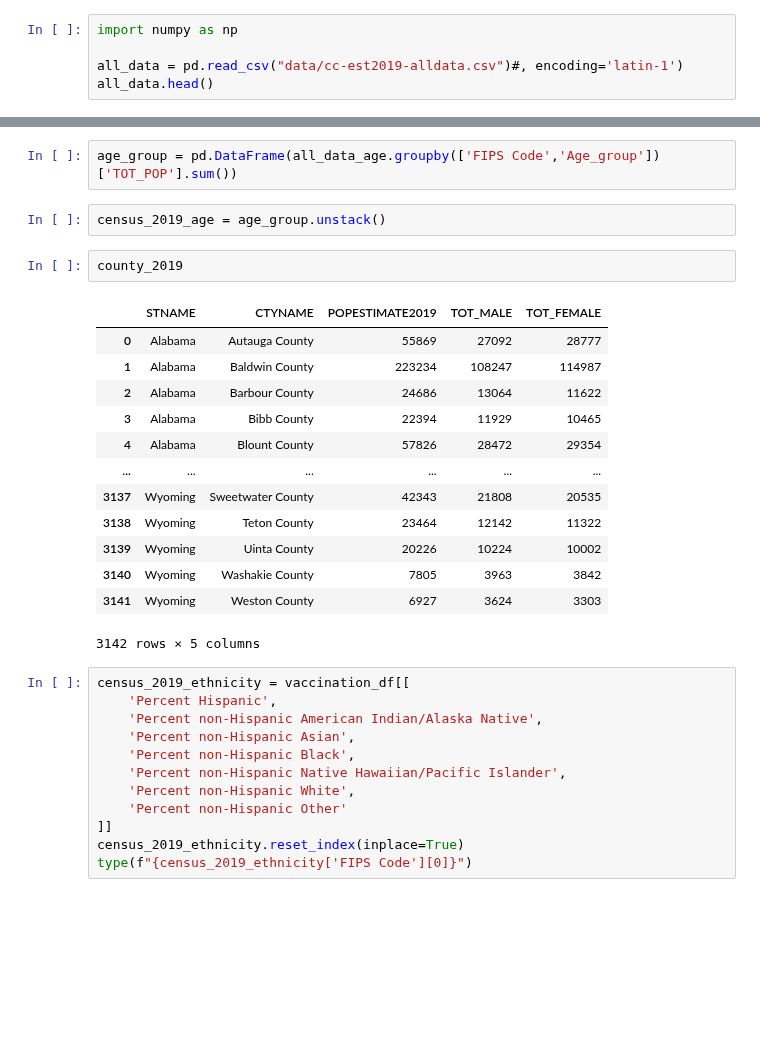
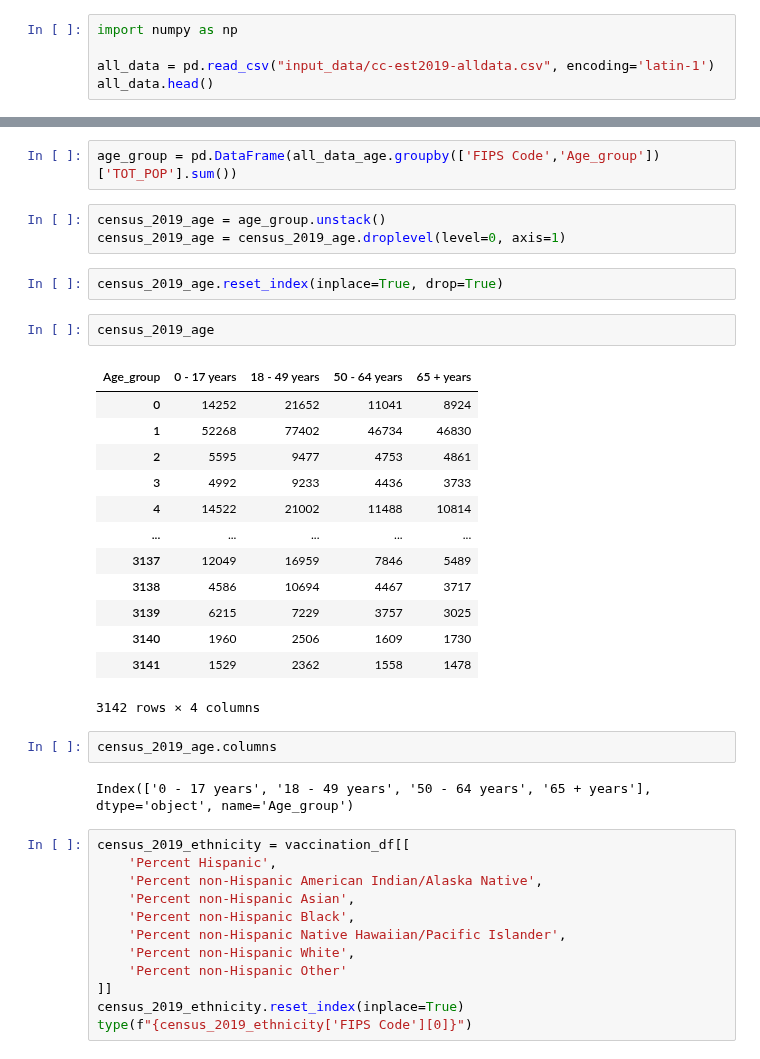
Before and after one commit to mgeffroy/P1-US-COVID-19-Vaccination-Campaign, a Jupyter notebook: P1.1_Data_Retrieval.ipynb, the cells around one changed output, grey strips where cells are left out. Cells and saved outputs as stored; diff of their text form; blank space fills up the shorter version.

```diff
--- a/P1.1_Data_Retrieval.ipynb
+++ b/P1.1_Data_Retrieval.ipynb
@@ -164,7 +86,7 @@ county_2019.shape
 # %%
 import numpy as np
 
-all_data = pd.read_csv("data/cc-est2019-alldata.csv")#, encoding='latin-1')
+all_data = pd.read_csv("input_data/cc-est2019-alldata.csv", encoding='latin-1')
 all_data.head()
 # %% [output]
 |  | SUMLEV | STATE | COUNTY | STNAME | CTYNAME | YEAR | AGEGRP | TOT_POP | TOT_MALE | TOT_FEMALE | ... | ... |
@@ -342,24 +261,31 @@ all_data_age
 56556 rows × 4 columns
 # %%
 age_group = pd.DataFrame(all_data_age.groupby(['FIPS Code','Age_group'])['TOT_POP'].sum())
+# %%
+census_2019_age = age_group.unstack()
+census_2019_age = census_2019_age.droplevel(level=0, axis=1)
+# %%
+census_2019_age.reset_index(inplace=True, drop=True)
 # %%
-census_2019_age = age_group.unstack()
+census_2019_age
+# %% [output]
+| Age_group | 0 - 17 years | 18 - 49 years | 50 - 64 years | 65 + years |
+| 0 | 14252 | 21652 | 11041 | 8924 |
+| 1 | 52268 | 77402 | 46734 | 46830 |
+| 2 | 5595 | 9477 | 4753 | 4861 |
+| 3 | 4992 | 9233 | 4436 | 3733 |
+| 4 | 14522 | 21002 | 11488 | 10814 |
+| ... | ... | ... | ... | ... |
+| 3137 | 12049 | 16959 | 7846 | 5489 |
+| 3138 | 4586 | 10694 | 4467 | 3717 |
+| 3139 | 6215 | 7229 | 3757 | 3025 |
+| 3140 | 1960 | 2506 | 1609 | 1730 |
+| 3141 | 1529 | 2362 | 1558 | 1478 |
+3142 rows × 4 columns
-# %%
-county_2019
-# %% [output]
-|  | STNAME | CTYNAME | POPESTIMATE2019 | TOT_MALE | TOT_FEMALE |
-| 0 | Alabama | Autauga County | 55869 | 27092 | 28777 |
-| 1 | Alabama | Baldwin County | 223234 | 108247 | 114987 |
-| 2 | Alabama | Barbour County | 24686 | 13064 | 11622 |
-| 3 | Alabama | Bibb County | 22394 | 11929 | 10465 |
-| 4 | Alabama | Blount County | 57826 | 28472 | 29354 |
-| ... | ... | ... | ... | ... | ... |
-| 3137 | Wyoming | Sweetwater County | 42343 | 21808 | 20535 |
-| 3138 | Wyoming | Teton County | 23464 | 12142 | 11322 |
-| 3139 | Wyoming | Uinta County | 20226 | 10224 | 10002 |
-| 3140 | Wyoming | Washakie County | 7805 | 3963 | 3842 |
-| 3141 | Wyoming | Weston County | 6927 | 3624 | 3303 |
-3142 rows × 5 columns
+# %%
+census_2019_age.columns
+# %% [output]
+Index(['0 - 17 years', '18 - 49 years', '50 - 64 years', '65 + years'], dtype='object', name='Age_group')
 # %%
 census_2019_ethnicity = vaccination_df[[
     'Percent Hispanic',
```
Also changed, not shown: parts of 22 cells of this notebook.
